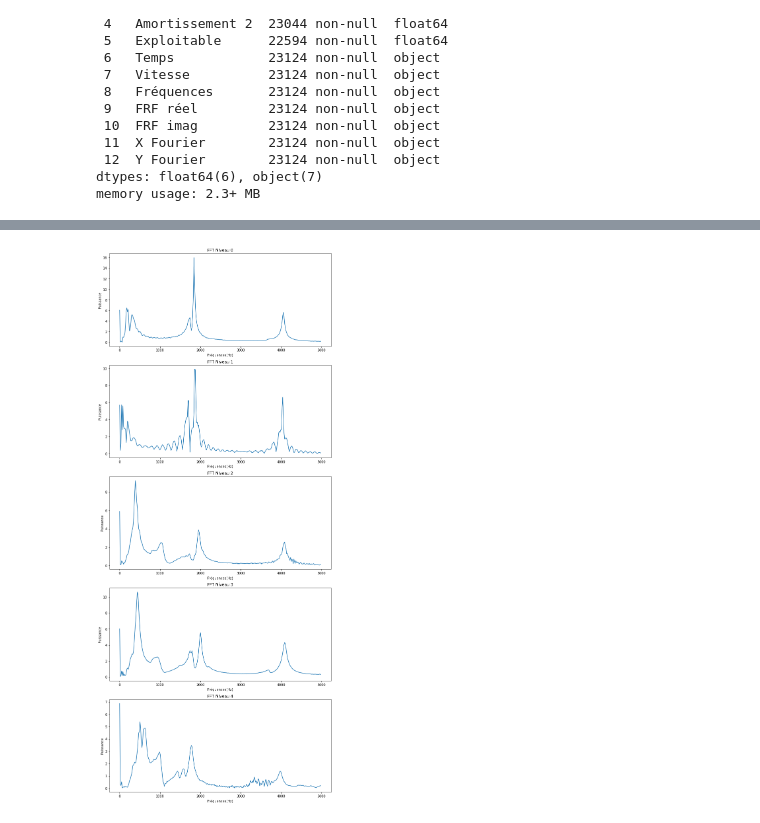
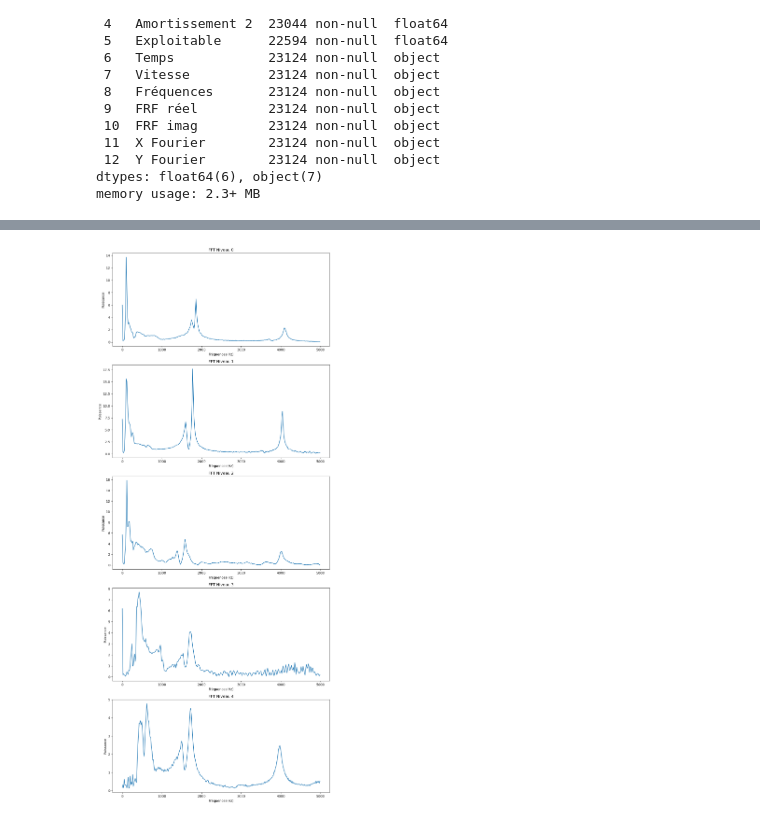
Before and after one commit to loinluo/Projet_Data_GCC, a Jupyter notebook: analyse_statistique.ipynb, the cells around one changed output, grey strips where cells are left out. Cells and saved outputs as stored; diff of their text form; code cells hidden in the pictures.

```diff
--- a/analyse_statistique.ipynb
+++ b/analyse_statistique.ipynb
@@ -162,20 +177,20 @@ plt.show()
 # %%
 fig, axs = plt.subplots(5, figsize=(12,30))
-axs[0].plot(eval(np_xfourier_n0[0]), eval(np_yfourier_n0[0]))
+axs[0].plot(eval(np_xfourier_n0[25]), eval(np_yfourier_n0[25]))
 axs[0].set_title("FFT Niveau 0")
 axs[0].set(xlabel="Fréquences(Hz)", ylabel="Puissance")
-axs[1].plot(eval(np_xfourier_n1[0]), eval(np_yfourier_n1[0]))
+axs[1].plot(eval(np_xfourier_n1[25]), eval(np_yfourier_n1[25]))
 axs[1].set_title("FFT Niveau 1")
 axs[1].set(xlabel="Fréquences(Hz)", ylabel="Puissance")
-axs[2].plot(eval(np_xfourier_n2[0]), eval(np_yfourier_n2[0]))
+axs[2].plot(eval(np_xfourier_n2[25]), eval(np_yfourier_n2[25]))
 axs[2].set_title("FFT Niveau 2")
 axs[2].set(xlabel="Fréquences(Hz)", ylabel="Puissance")
-axs[3].plot(eval(np_xfourier_n3[0]), eval(np_yfourier_n3[0]))
+axs[3].plot(eval(np_xfourier_n3[25]), eval(np_yfourier_n3[25]))
 axs[3].set_title("FFT Niveau 3")
 axs[3].set(xlabel="Fréquences(Hz)", ylabel="Puissance")
-axs[4].plot(eval(np_xfourier_n4[0]), eval(np_yfourier_n4[0]))
+axs[4].plot(eval(np_xfourier_n4[25]), eval(np_yfourier_n4[25]))
 axs[4].set_title("FFT Niveau 4")
 axs[4].set(xlabel="Fréquences(Hz)", ylabel="Puissance")
 plt.show()
 # %% [output]
-[figure, old version]
+[figure, new version]
```
Also changed, not shown: parts of 12 cells of this notebook, 6 other files.
